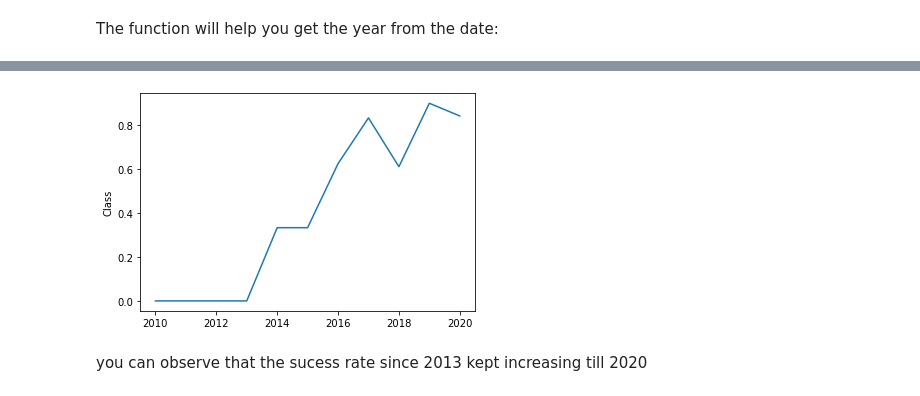
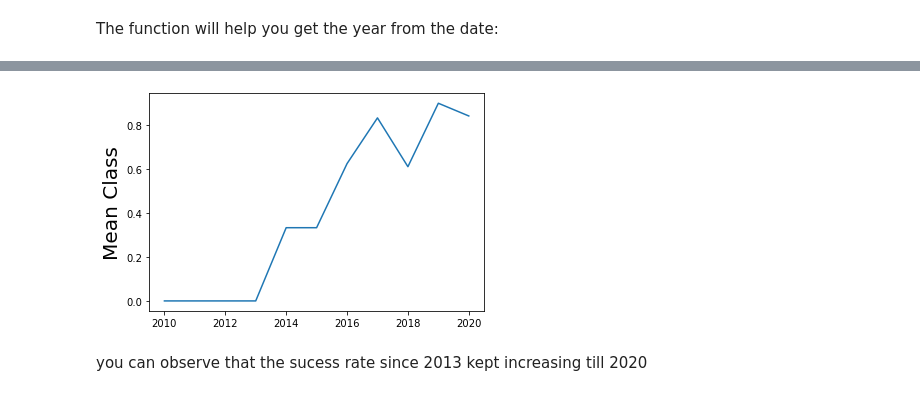
Before and after one commit to sweetps/datascience-capstone, a Jupyter notebook: Applied Data Science Capstone - EDA with Viz.ipynb, the cells around one changed output, grey strips where cells are left out. Saved outputs shown, nothing was run; the diff lists cells and outputs as text; code cells hidden in the pictures.

```diff
--- a/Applied Data Science Capstone - EDA with Viz.ipynb
+++ b/Applied Data Science Capstone - EDA with Viz.ipynb
@@ -172,17 +171,18 @@ def Extract_year(date):
 # %%
 # Plot a line chart with x axis to be the extracted year and y axis to be the success rate
 df['Year'] = pd.DataFrame(Extract_year(df['Date'])).astype('int')
 sns.lineplot(x = df['Year'].unique() , y = df.groupby(['Year'])['Class'].mean())
+plt.ylabel("Mean Class",fontsize=20)
 df.shape
 df.head()
 # %% [output]
 |  | FlightNumber | Date | BoosterVersion | PayloadMass | Orbit | LaunchSite | Outcome | Flights | GridFins | ... |
 | 0 | 1 | 2010-06-04 | Falcon 9 | 6104.959412 | LEO | CCAFS SLC 40 | None None | 1 | False | ... |
 | 1 | 2 | 2012-05-22 | Falcon 9 | 525.000000 | LEO | CCAFS SLC 40 | None None | 1 | False | ... |
 | 2 | 3 | 2013-03-01 | Falcon 9 | 677.000000 | ISS | CCAFS SLC 40 | None None | 1 | False | ... |
 | 3 | 4 | 2013-09-29 | Falcon 9 | 500.000000 | PO | VAFB SLC 4E | False Ocean | 1 | False | ... |
 | 4 | 5 | 2013-12-03 | Falcon 9 | 3170.000000 | GTO | CCAFS SLC 40 | None None | 1 | False | ... |
-[figure, old version]
+[figure, new version]
 # %% [markdown]
 you can observe that the sucess rate since 2013 kept increasing till 2020
 # %% [markdown]
```
Also changed, not shown: parts of 5 cells of this notebook.
